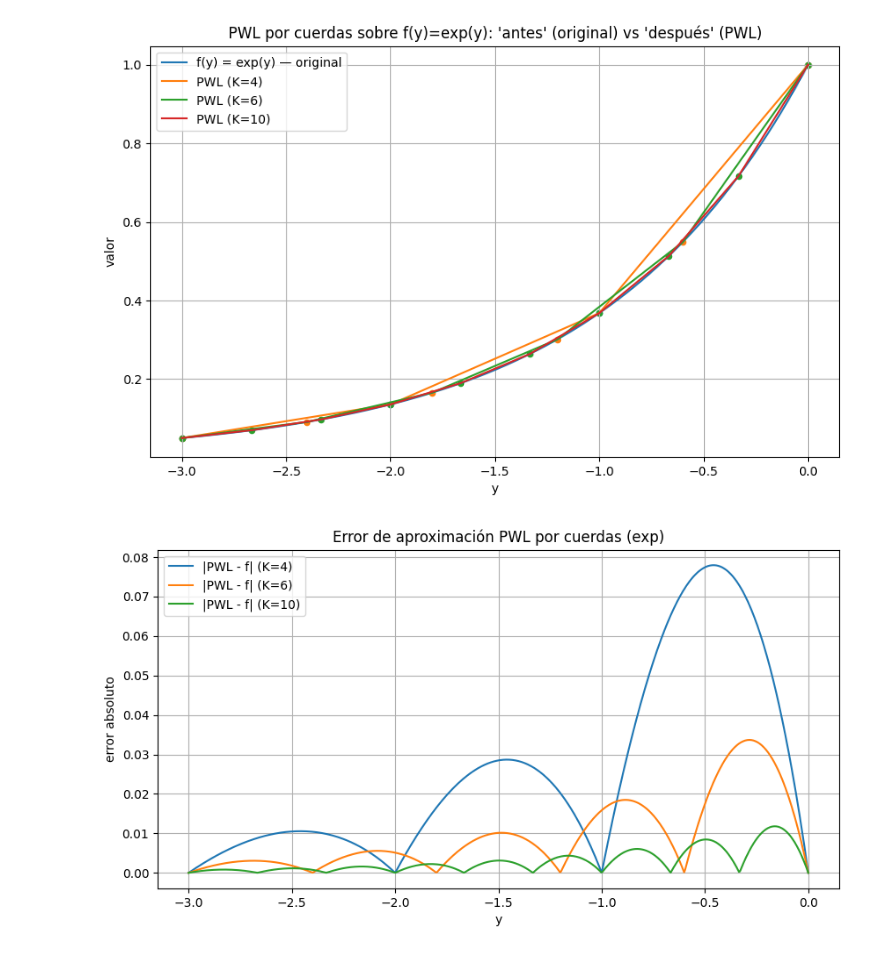
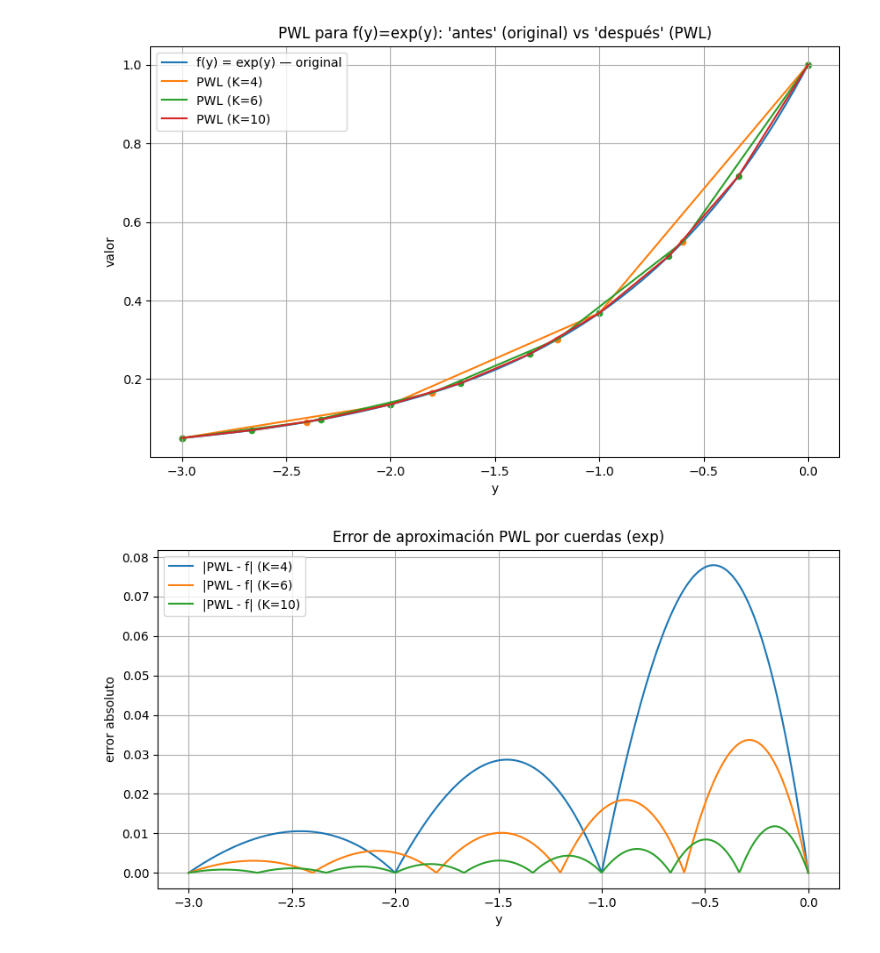
Before and after one commit to educarrascov/DISC_TESIS, a Jupyter notebook: 20250822_PWL_MNLIP.ipynb, the cells around one changed output. Cells and saved outputs as stored; diff of their text form; code cells hidden in the pictures.

```diff
--- a/20250822_PWL_MNLIP.ipynb
+++ b/20250822_PWL_MNLIP.ipynb
@@ -3,13 +10,4 @@
 # %%
-# Demostración visual de Piecewise Linearization (PWL) sobre f(y) = exp(y)
-# - Mostramos la función original (antes) y su aproximación PWL (después).
-# - Usamos cuerdas (chords) entre puntos de quiebre para una SOBRE-ESTIMACIÓN convexa (útil en MINIMIZACIÓN convexa).
-# - Variamos K (número de puntos de quiebre) y graficamos:
-#     (1) f(y) y PWL para varios K
-#     (2) Error absoluto |PWL - f| vs y para cada K
-#
-# Reglas: matplotlib puro, 1 gráfico por figura, sin especificar colores.
-
 import numpy as np
 import matplotlib.pyplot as plt
 
@@ -55,7 +53,7 @@ for K in Ks:
     plt.scatter(yk, fk, s=20)
 plt.xlabel("y")
 plt.ylabel("valor")
-plt.title("PWL por cuerdas sobre f(y)=exp(y): 'antes' (original) vs 'después' (PWL)")
+plt.title("PWL para f(y)=exp(y): 'antes' (original) vs 'después' (PWL)")
 plt.legend()
 plt.grid()
 plt.show()
@@ -78,34 +76,34 @@ plt.show()
 def max_err_for_K(K):
     y_knots = np.linspace(L, U, K)
     pwl_vals, _ = pwl_chord(y_grid, y_knots, f)
     return float(np.max(np.abs(pwl_vals - f(y_grid))))
 
 print("Resumen de error máximo en [L,U] por cada K:")
 for K in Ks:
     print(f"  K={K:2d}  ->  max |PWL - f| = {max_err_for_K(K):.6e}")
 
 # ---------- Plantilla (texto) de la formulación MILP con PWL (cuerdas, convex combination + SOS2) ----------
 template = r"""
 Formulación PWL (convex combination) para t ≈ f(y) con cuerdas (sobre-estimación convexa):
 
 Dado un conjunto de quiebres {y_1 < y_2 < ... < y_K} y los puntos en el gráfico (y_k, f(y_k)),
 introducimos variables λ_k ≥ 0 con restricción especial de orden (SOS2) para asegurar adyacencia.
 
 Restricciones:
   sum_{k=1..K} λ_k = 1
   y = sum_{k=1..K} y_k * λ_k
   t ≥ sum_{k=1..K} f(y_k) * λ_k        (cuerda → sobre-estimador de f en [y_1, y_K])
   λ ∈ SOS2                              (a lo sumo 2 λ_k adyacentes pueden ser >0)
 
 Minimizando t (si f es convexa), esto da un upper bound del original.
 
 Notas:
 - Para una sub-estimación (lower bound), usa planos tangentes: t ≤ f(ŷ) + f'(ŷ)*(y - ŷ).
 - Un esquema OA alterna ambos para cerrar gap (exacto en convexos).
 """
 print(template)
 # %% [output]
-[figure, old version]
+[figure, new version]
 [figure]
 Resumen de error máximo en [L,U] por cada K:
   K= 4  ->  max |PWL - f| = 7.794007e-02
```
Also changed, not shown: parts of 1 cell of this notebook.
